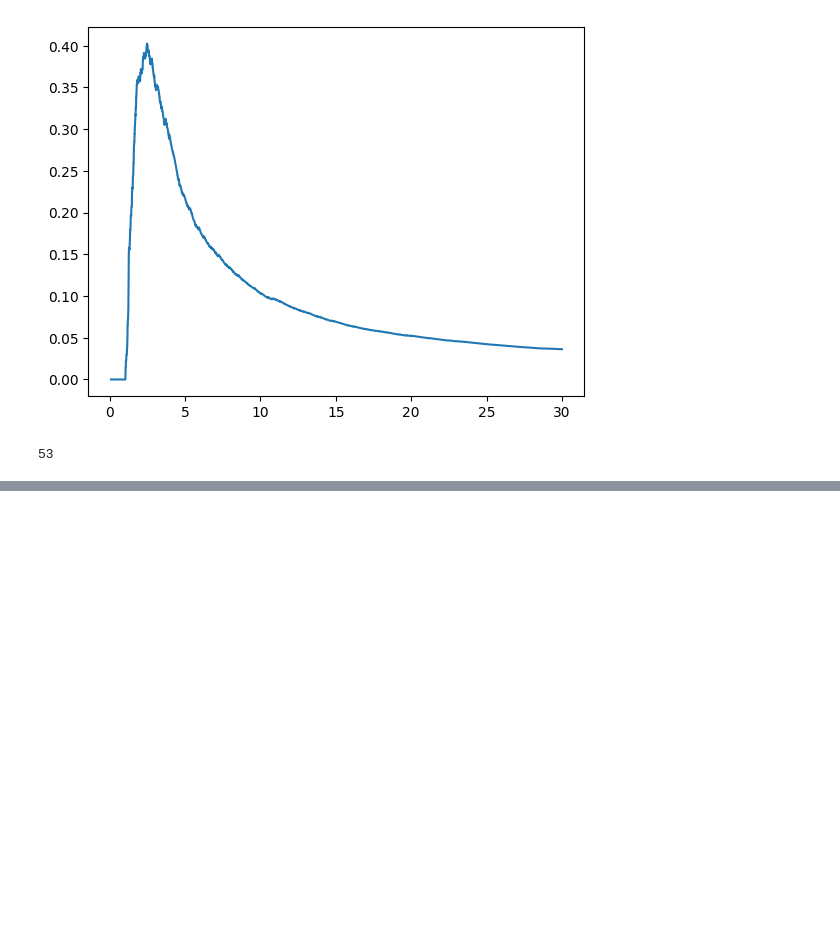
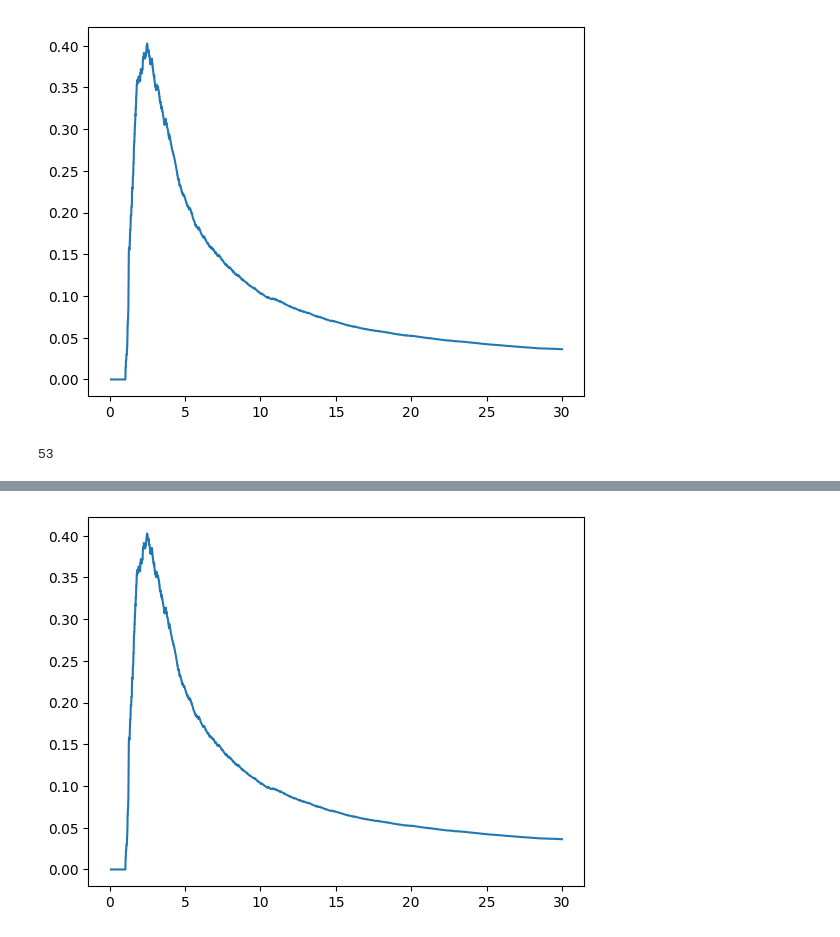
Before and after one commit to VityaVitalich/LLM_Taxonomy, a Jupyter notebook: TExEval-2_testdata_1.2/resolve_2parents.ipynb, the cells around one changed output, grey strips where cells are left out. Saved outputs shown, nothing was run; the diff lists cells and outputs as text; code cells hidden in the pictures; blank space fills up the shorter version.

```diff
--- a/TExEval-2_testdata_1.2/resolve_2parents.ipynb
+++ b/TExEval-2_testdata_1.2/resolve_2parents.ipynb
@@ -297,0 +260,83 @@ def brute_resolve_summation(ppl_pairs, ppl_reverse, low, high, step):
+# %%
+def brute_resolve_noloops(ppl_pairs, ppl_reverse, low, high, step):
+    thrs = np.arange(low, high, step)
+    Fs = []
+    counts = []
+    for thr in tqdm(thrs):
+        counter = 0
+        S = get_graph(ppl_pairs, thr)
+
+        counter += nx.number_of_selfloops(S)
+        S.remove_edges_from(nx.selfloop_edges(S))
+
+
+        for node in S.nodes():
+            if S.in_degree(node) == 2:
+                edges_q = S.in_edges(node)
+                ppls = {} #попробовать еще через сумму перплексий в одну сторону + другую сторону, с макс суммой выбросить ребро
+
+                for edge in edges_q:
+                    weight_reverse = S[edge[0]][edge[1]]['weight']
+                    ppls[edge] = weight_reverse
+
+                # if abs(list(ppls.values())[0]-list(ppls.values())[1]) < min(ppls.values()): #эвристика, чтобы не выкидывать ребра с близкими перплексиями
+
+                max_ppl_key = max(ppls, key=ppls.get)
+                counter +=1
+                S.remove_edge(*max_ppl_key)
+
+
+
+        P = len(set(G.edges()) & set(S.edges())) / (len(set(S.edges())) + 1)
+        R = len(set(G.edges()) & set(S.edges())) / len(set(G.edges()))
+        F = (2 * P * R) / (P + R + 1e-15)
+        counts.append(counter)
+
+        Fs.append(F)
+
+    print(max(Fs), thrs[np.argmax(Fs)])
+    plt.plot(thrs, Fs)
+
+    return Fs, counts
+
+if __name__ == "__main__":
+    data = params_list["DATA"][0]
+    in_name = params_list["IN_NAME"][0]
+    compare_name = params_list["COMPARE_NAME"][0]
+    lemma = params_list["LEMMA"][0]
+    reverse = params_list["REVERSE"][0]
+    low = params_list["LOW"][0]
+    high = params_list["HIGH"][0]
+    step = params_list["STEP"][0]
+
+    # print(data, in_name, lemma, reverse, low, high, step, sep='\n')
+    path = "gs_taxo/EN/" + str(data) + "_eurovoc_en.taxo"
+    G = nx.DiGraph()
+
+    with open(path, "r") as f:
+        for line in f:
+            idx, hypo, hyper = line.split("\t")
+            hyper = hyper.replace("\n", "")
+            G.add_node(hypo)
+            G.add_node(hyper)
+            G.add_edge(hyper, hypo)
+
+    with open(in_name, "rb") as f:
+        ppls = pickle.load(f)
+
+
+    ppls_pairs = clean_dict(ppls, use_lemma=lemma, reverse=reverse)
+
+    with open(compare_name, "rb") as f1:
+            ppls_c = pickle.load(f1)
+
+    ppl_reverse = clean_dict(ppls_c, use_lemma=lemma, reverse=reverse)
+
+
+    root = data
+    all_verteces = list(G.nodes)
+    all_verteces.remove(root)
+
+    #  print(ppls_pairs)
+    res_best, counts = brute_resolve_noloops(ppls_pairs, ppl_reverse, low=low, high=high, step=step)
+# %% [output]
@@ -297,0 +344 @@ def brute_resolve_summation(ppl_pairs, ppl_reverse, low, high, step):
+[figure, added]
```
Also changed, not shown: parts of 21 cells of this notebook.
